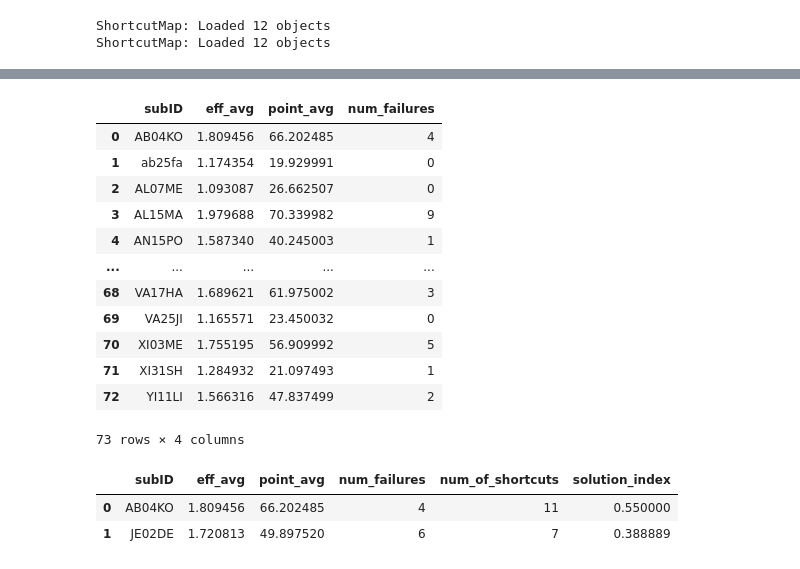
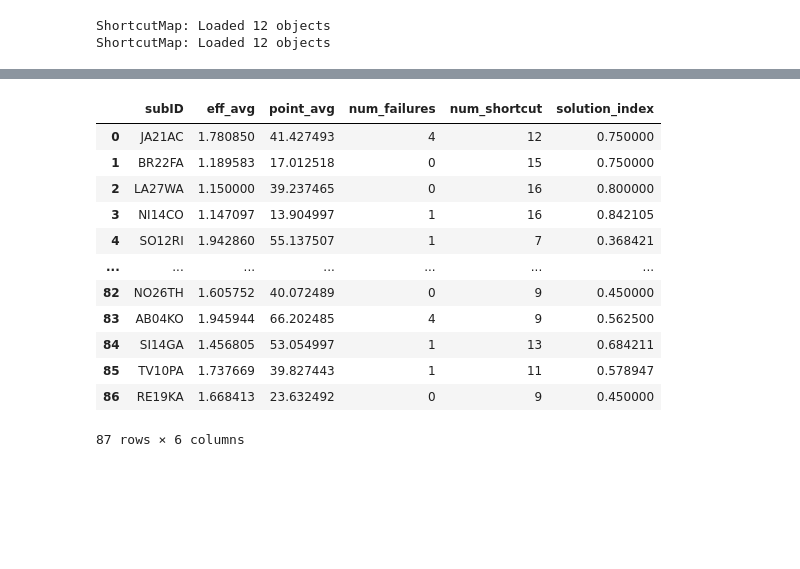
Before and after one commit to greasycat/NewDesktopDSP, a Jupyter notebook: main.ipynb, the cells around one changed output, grey strips where cells are left out. Cells and saved outputs as stored; diff of their text form; code cells hidden in the pictures; blank space fills up the shorter version.

```diff
--- a/main.ipynb
+++ b/main.ipynb
@@ -37,7 +37,7 @@ loader = Loader(data_dir="data", extra_dir="extra", image_dir="images")
 loader.load(learning=True)
 
 shortcut_map = ShortcutMap("extra/new_walls.csv", "extra/objects.csv", "extra/new_shortcuts.csv")
-learning_map = ShortcutMap("extra/learning_walls.csv", "extra/objects.csv", "extra/learning_shortcuts.csv", learning=True)
+learning_map = ShortcutMap("extra/learning_walls.csv","extra/objects.csv",learning=True)
 # %% [output]
 ShortcutMap: Loaded 12 objects
 ShortcutMap: Loaded 12 objects
@@ -117,6 +98,5 @@ frechet_distances
 # %%
 frechet_table = pd.DataFrame.from_dict(frechet_distances).transpose()
-
 
 # assume your data is stored in a pandas DataFrame called df
 # with participant names as index and trial numbers as columns
@@ -124,7 +104,7 @@ frechet_table = pd.DataFrame.from_dict(frechet_distances).transpose()
 # define a function to check if the shortcut value is minimum among ('shortcut', 'shortcut_reversed', 'lean', 'topo')
 
 def is_shortest(col):
-    shortcuts = [col['shortcut'], col['shortcut_reversed'], col['learn'], col['topo']]
+    shortcuts = [col['learn'], col['learn_reversed'], col['shortcut'], col['topo']]
     check = col['shortcut'] == min(shortcuts) and col['failure'] == 0
     return check
 
@@ -133,10 +113,9 @@ def process_each_subject(row):
 
 # use pandas' apply method to apply the is_shortest function to each row of the DataFrame
 # then use pandas' sum method to count the number of rows where failure == 0 and shortcut is the minimum value
-num_of_shortcuts = frechet_table.apply(lambda row: row.apply(is_shortest).sum(), axis=1)
+num_shortcut = frechet_table.apply(lambda row: row.apply(is_shortest).sum(), axis=1)
 
 # change the row indexing to a column
-num_of_shortcuts = num_of_shortcuts.reset_index()
+num_shortcut = num_shortcut.reset_index()
 # change the only column name to 'solution_index'
-num_of_shortcuts = num_of_shortcuts.rename(columns={0: 'num_of_shortcuts'})
-num_of_shortcuts
+num_shortcut = num_shortcut.rename(columns={0:'num_shortcut','index':'subID'})
@@ -157,34 +122,25 @@ num_of_shortcuts
 # %%
-
 eff = pd.DataFrame.from_dict(efficiencies).transpose()
 eff = eff.reset_index().rename(columns = {'index':'subID'})
 sub_failure = pd.DataFrame(failures,index=[0]).transpose().reset_index().rename({'index':'subID',0:'num_failures'},axis=1)
 point_err = pd.DataFrame.from_dict(errors).transpose()
 point_err = point_err.reset_index().rename(columns = {'index':'subID'})
 eff['eff_avg'] = eff.iloc[:,1:].mean(axis=1)
 point_err['point_avg'] = point_err.iloc[:,1:].mean(axis=1)
-dsp_sub = eff[['subID','eff_avg']].merge(point_err[['subID','point_avg']],on='subID').merge(sub_failure,on='subID')
+dsp_sub = eff[['subID','eff_avg']].merge(point_err[['subID','point_avg']],on='subID').merge(sub_failure,on='subID').merge(num_shortcut,on='subID')
+dsp_sub['solution_index'] = dsp_sub['num_shortcut']/(20-dsp_sub['num_failures'])
 dsp_sub
 # %% [output]
-|  | subID | eff_avg | point_avg | num_failures |
-| 0 | AB04KO | 1.809456 | 66.202485 | 4 |
-| 1 | ab25fa | 1.174354 | 19.929991 | 0 |
-| 2 | AL07ME | 1.093087 | 26.662507 | 0 |
-| 3 | AL15MA | 1.979688 | 70.339982 | 9 |
-| 4 | AN15PO | 1.587340 | 40.245003 | 1 |
-| ... | ... | ... | ... | ... |
-| 68 | VA17HA | 1.689621 | 61.975002 | 3 |
-| 69 | VA25JI | 1.165571 | 23.450032 | 0 |
-| 70 | XI03ME | 1.755195 | 56.909992 | 5 |
-| 71 | XI31SH | 1.284932 | 21.097493 | 1 |
-| 72 | YI11LI | 1.566316 | 47.837499 | 2 |
+|  | subID | eff_avg | point_avg | num_failures | num_shortcut | solution_index |
+| 0 | JA21AC | 1.780850 | 41.427493 | 4 | 12 | 0.750000 |
+| 1 | BR22FA | 1.189583 | 17.012518 | 0 | 15 | 0.750000 |
+| 2 | LA27WA | 1.150000 | 39.237465 | 0 | 16 | 0.800000 |
+| 3 | NI14CO | 1.147097 | 13.904997 | 1 | 16 | 0.842105 |
+| 4 | SO12RI | 1.942860 | 55.137507 | 1 | 7 | 0.368421 |
+| ... | ... | ... | ... | ... | ... | ... |
+| 82 | NO26TH | 1.605752 | 40.072489 | 0 | 9 | 0.450000 |
+| 83 | AB04KO | 1.945944 | 66.202485 | 4 | 9 | 0.562500 |
+| 84 | SI14GA | 1.456805 | 53.054997 | 1 | 13 | 0.684211 |
+| 85 | TV10PA | 1.737669 | 39.827443 | 1 | 11 | 0.578947 |
+| 86 | RE19KA | 1.668413 | 23.632492 | 0 | 9 | 0.450000 |
-73 rows × 4 columns
+87 rows × 6 columns
-# %%
-# merge solution_index with dsp_sub using column 'subID' in dsp_sub and 'index' in frechet_table but do not keep the index column in frechet_table
-dsp_sub = dsp_sub.merge(num_of_shortcuts, left_on='subID', right_on='index').drop('index', axis=1)
-dsp_sub['solution_index'] = dsp_sub["num_of_shortcuts"]/(24-dsp_sub['num_failures'])
-dsp_sub
-# %% [output]
-|  | subID | eff_avg | point_avg | num_failures | num_of_shortcuts | solution_index |
-| 0 | AB04KO | 1.809456 | 66.202485 | 4 | 11 | 0.550000 |
-| 1 | JE02DE | 1.720813 | 49.897520 | 6 | 7 | 0.388889 |
```
Also changed, not shown: parts of 12 cells of this notebook, 1 other file.
